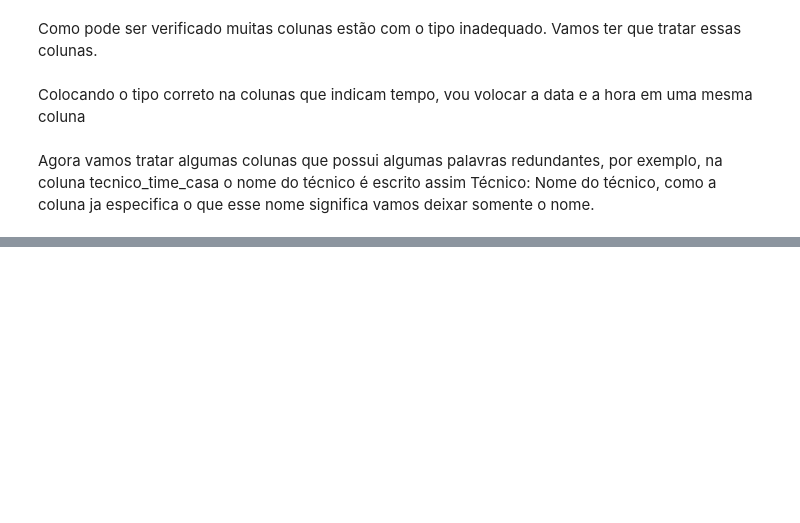
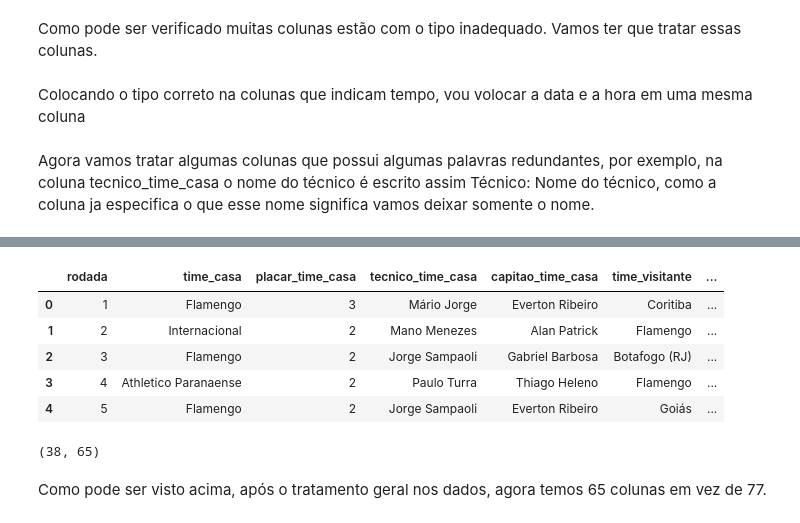
Before and after one commit to Fabio-luiz-sousa/flamengo_analysis_brasileiro_2023, a Jupyter notebook: part_2_data_cleaning/data_cleaning.ipynb, the cells around one changed output, grey strips where cells are left out. Cells and saved outputs as stored; diff of their text form; code cells hidden in the pictures; blank space fills up the shorter version.

```diff
--- a/part_2_data_cleaning/data_cleaning.ipynb
+++ b/part_2_data_cleaning/data_cleaning.ipynb
@@ -125,0 +278,7 @@ remove_redundancy(columns,df_flamengo)
+# %%
+# removendo colunas desnecessárias ja que pegamos as infos dessas colunas e colucamos em uma só
+df_flamengo = df_flamengo.drop(['tempo_cartao_amarelo','1T/2T_cartao_amarelo','jogadores_cartao_amarelo','time_jogadores_cartao_amarelo',
+                                    'motivo_cartao_amarelo','tempo_cartao_vermelho','1T/2T_cartao_vermelho','jogadores_cartao_vermelho',
+                                    'time_jogadores_cartao_vermelho','cartao_vermelho_direto_ou_2_cartao_amarelo',
+                                    'motivo_cartao_vermelho','tempo_substituicao','1T/2T_substituicao','time_jogadores_substituicao',
+                                    'jogadores_substituidos'],axis=1)
@@ -125,0 +292,15 @@ remove_redundancy(columns,df_flamengo)
+# %%
+df_flamengo.head()
+# %% [output]
+|  | rodada | time_casa | placar_time_casa | tecnico_time_casa | capitao_time_casa | time_visitante | ... |
+| 0 | 1 | Flamengo | 3 | Mário Jorge | Everton Ribeiro | Coritiba | ... |
+| 1 | 2 | Internacional | 2 | Mano Menezes | Alan Patrick | Flamengo | ... |
+| 2 | 3 | Flamengo | 2 | Jorge Sampaoli | Gabriel Barbosa | Botafogo (RJ) | ... |
+| 3 | 4 | Athletico Paranaense | 2 | Paulo Turra | Thiago Heleno | Flamengo | ... |
+| 4 | 5 | Flamengo | 2 | Jorge Sampaoli | Everton Ribeiro | Goiás | ... |
+# %%
+df_flamengo.shape
+# %% [output]
+(38, 65)
+# %% [markdown]
+Como pode ser visto acima, após o tratamento geral nos dados, agora temos 65 colunas em vez de 77.
```
Also changed, not shown: parts of 14 cells of this notebook.
